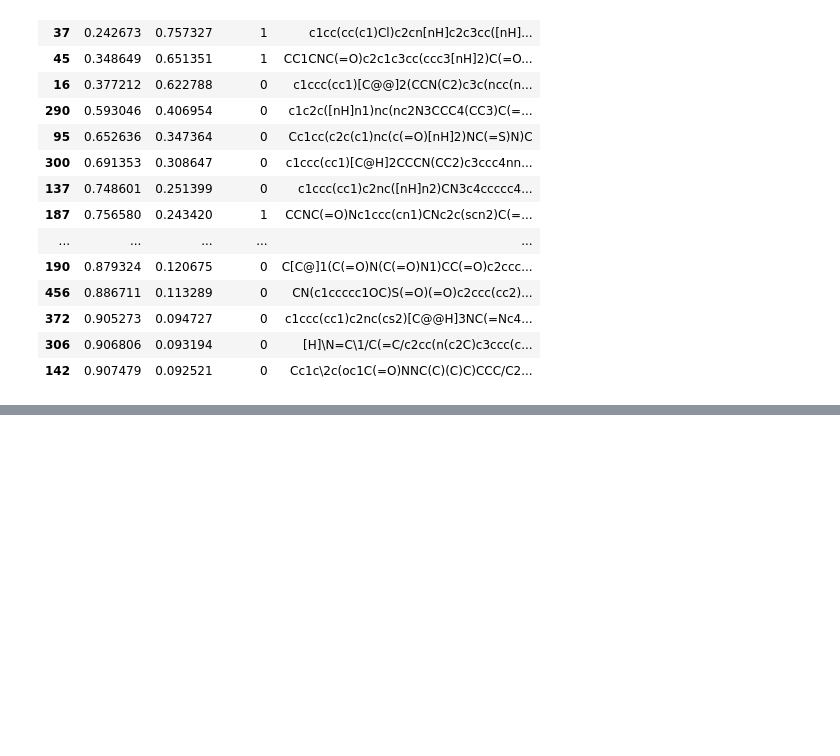
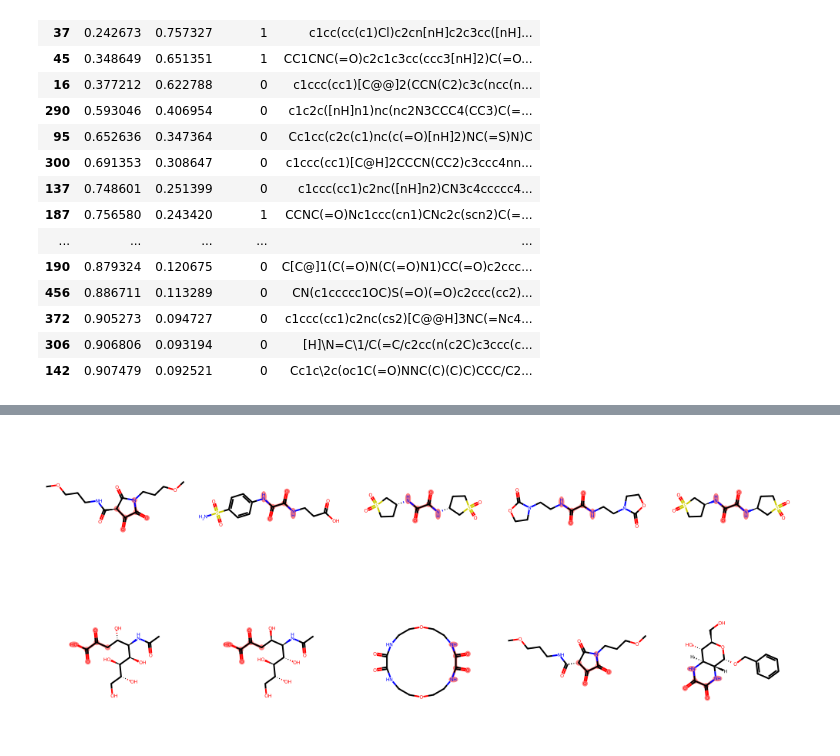
Before and after one commit to qli111/QSAR-COVID-19, a Jupyter notebook: Virtual_Screening_02.ipynb, the cells around one changed output, grey strips where cells are left out. Cells and saved outputs as stored; diff of their text form; code cells hidden in the pictures; blank space fills up the shorter version.

```diff
--- a/Virtual_Screening_02.ipynb
+++ b/Virtual_Screening_02.ipynb
@@ -177,0 +216,2 @@ NotImplementedError: ignored
+# %%
+df = pd.read_csv("zinc.csv")
@@ -177,0 +240,12 @@ NotImplementedError: ignored
+# %%
+smiles_list = df[df.FILTER == "Filter41_12_dicarbonyl > 0"].SMILES[:10]
+# %%
+from rdkit import Chem
+from rdkit.Chem import Draw
+
+mol_list = [Chem.MolFromSmiles(x) for x in smiles_list]
+dicarbonyl = Chem.MolFromSmarts('*C(=O)C(=O)*')
+match_list = [mol.GetSubstructMatch(dicarbonyl) for mol in mol_list]
+Draw.MolsToGridImage(mol_list,highlightAtomLists=match_list,molsPerRow=5)
+# %% [output]
+[figure, added]
```
Also changed, not shown: parts of 36 cells of this notebook.
